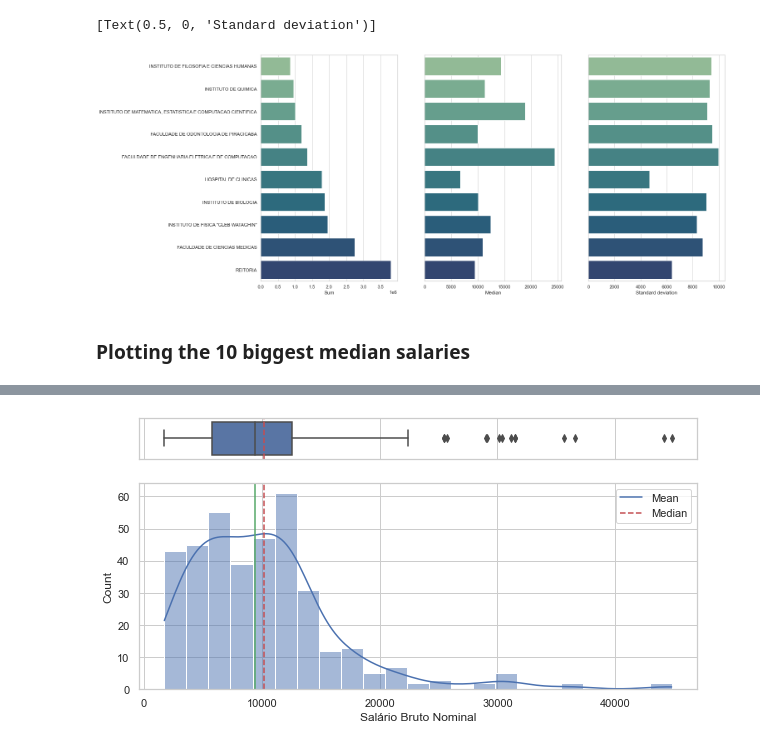
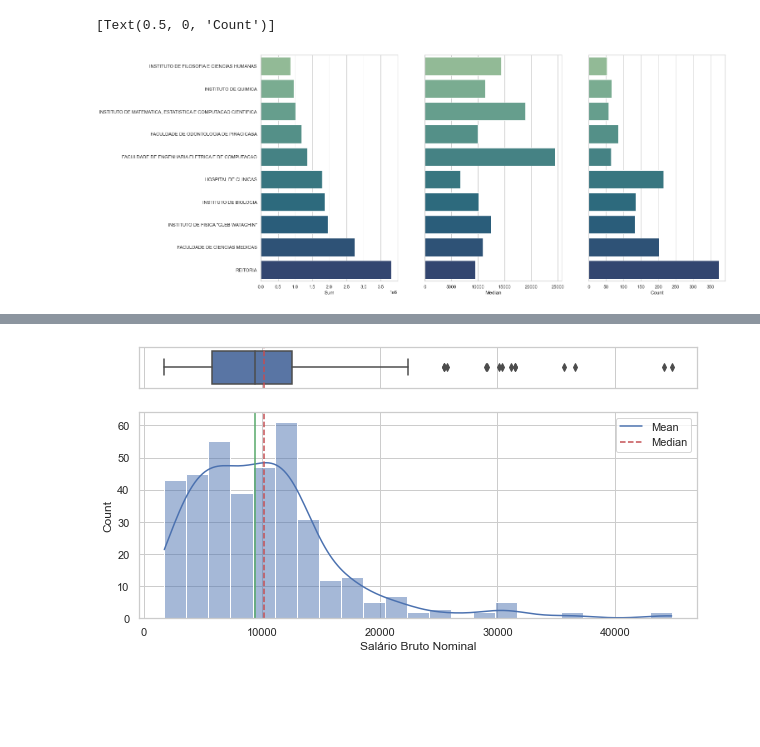
Before and after one commit to Pedronagy/Unicamp_salaries, a Jupyter notebook: Analisys.ipynb, the cells around one changed output, grey strips where cells are left out. Cells and saved outputs as stored; diff of their text form; code cells hidden in the pictures; blank space fills up the shorter version.

```diff
--- a/Analisys.ipynb
+++ b/Analisys.ipynb
@@ -115,25 +130,23 @@ df['Salário Bruto Nominal'] = pd.to_numeric(data['Salário Bruto Nominal']) #co
 # %%
 sns.set_theme(style="whitegrid")
 fig, axs = plt.subplots(1,3,sharey=True, figsize=(20,10))
 
 df1 = df.groupby('cat_1').sum().sort_values('Salário Bruto Nominal').reset_index()
 df2 = df.groupby('cat_1').median().reset_index()
-df3 = df.groupby('cat_1').std().reset_index()
+df3 = df.groupby('cat_1').count().reset_index()
 
 
 fig1 = sns.barplot(x='Salário Bruto Nominal', y='cat_1', data=df1, order=df1['cat_1'][-10:], palette='crest', ax=axs[0])
 fig2 = sns.barplot(x='Salário Bruto Nominal', y='cat_1', data=df2, order=df1['cat_1'][-10:], palette='crest', ax=axs[1])
 fig3 = sns.barplot(x='Salário Bruto Nominal', y='cat_1', data=df3, order=df1['cat_1'][-10:], palette='crest', ax=axs[2])
 
 fig1.set(ylabel='')
 fig2.set(ylabel='')
 fig3.set(ylabel='')
 
 fig1.set(xlabel='Sum')
 fig2.set(xlabel='Median')
-fig3.set(xlabel='Standard deviation')
+fig3.set(xlabel='Count')
 # %% [output]
-[Text(0.5, 0, 'Standard deviation')]
+[Text(0.5, 0, 'Count')]
-[figure, old version]
+[figure, new version]
-# %% [markdown]
-### Plotting the 10 biggest median salaries
```
Also changed, not shown: parts of 33 cells of this notebook.
